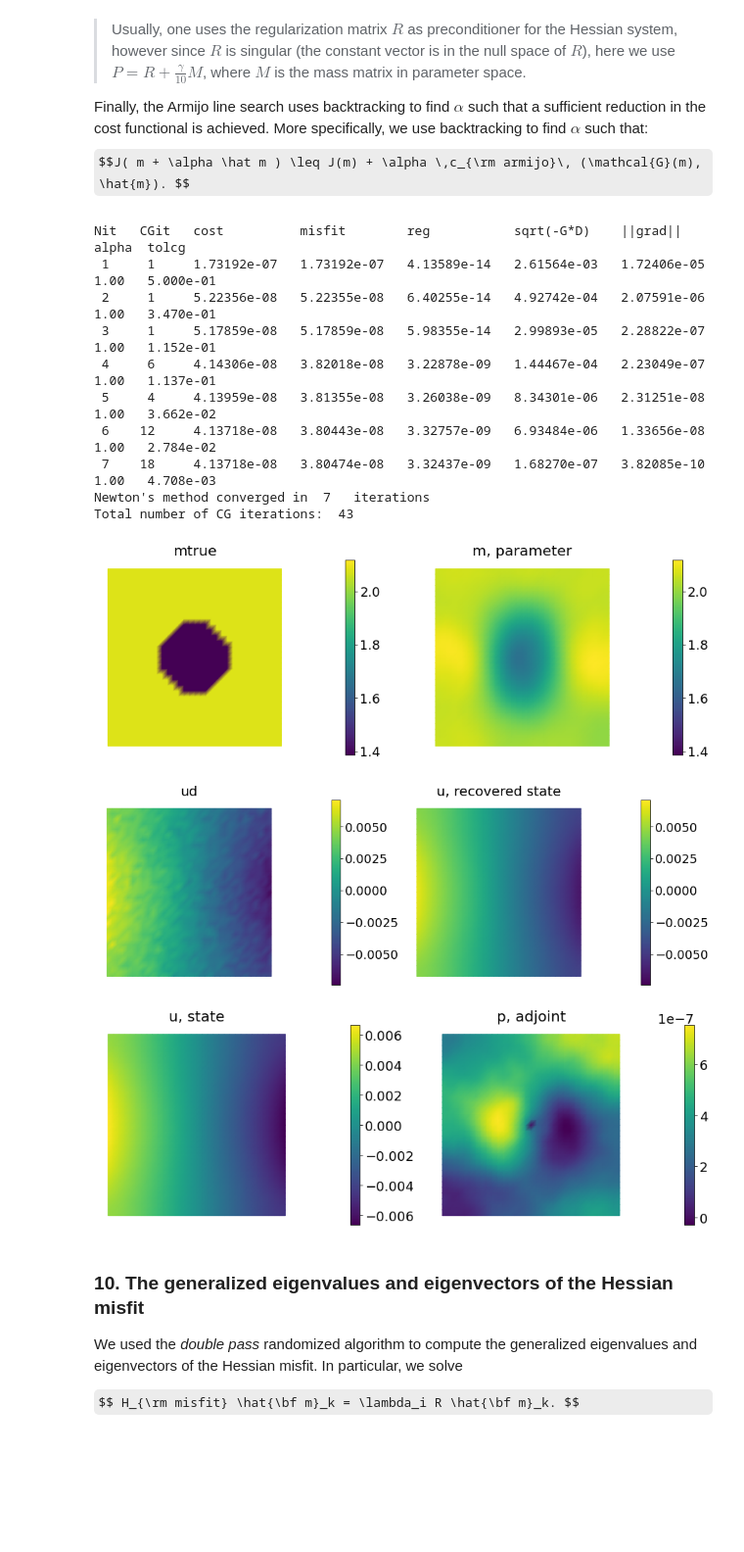
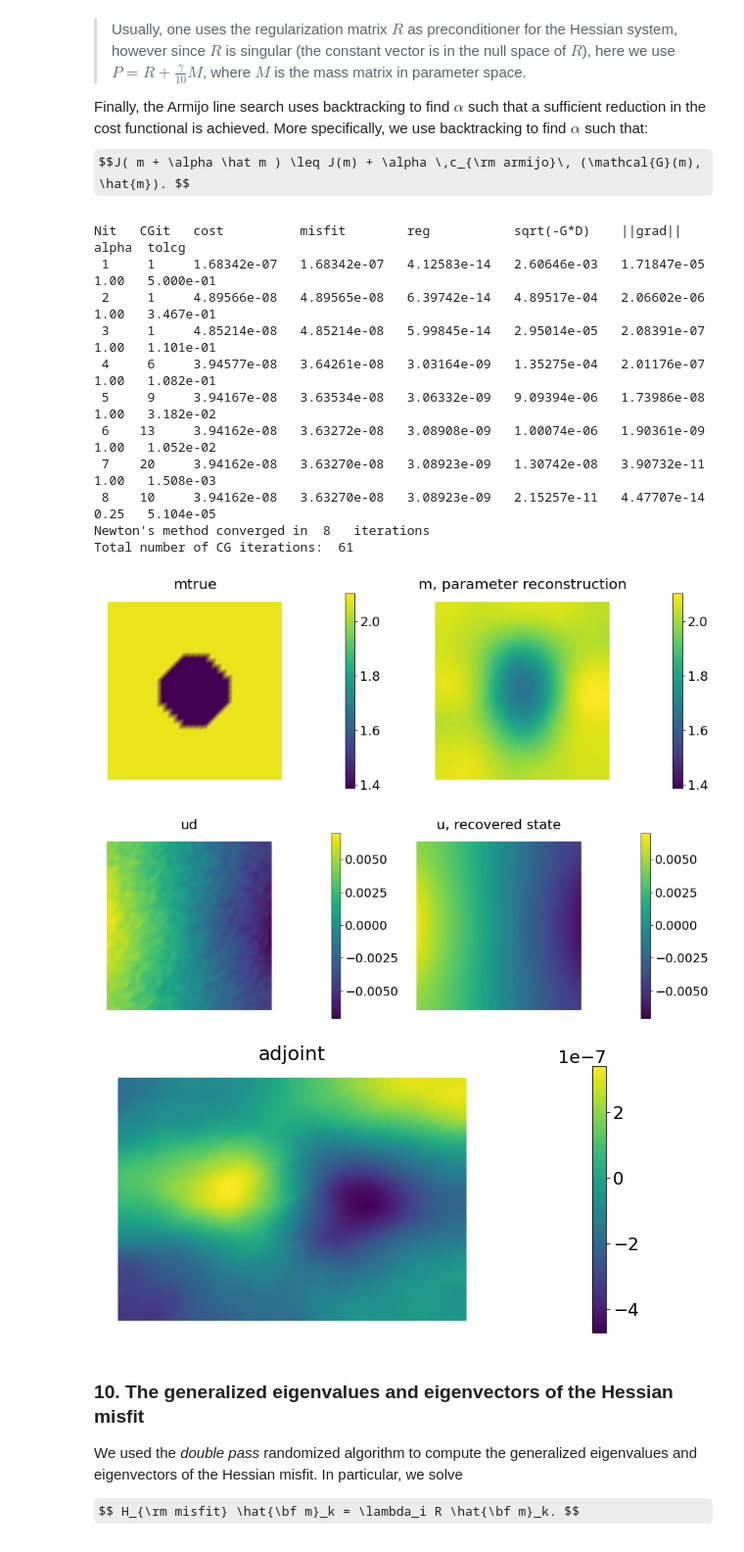
Before and after one commit to npetra/vippde-lab, a Jupyter notebook: 02_PDEConstrainedInverseProblems/ip-poisson-deterministic-incg.ipynb, the cells around one changed output. Shown at 98% size. Cells and saved outputs as stored; diff of their text form; code cells hidden in the pictures; some formulas as TeX source; blank space fills up the shorter version.

```diff
--- a/02_PDEConstrainedInverseProblems/ip-poisson-deterministic-incg.ipynb
+++ b/02_PDEConstrainedInverseProblems/ip-poisson-deterministic-incg.ipynb
@@ -534,13 +534,13 @@ $$J( m + \alpha \hat m ) \leq J(m) + \alpha \,c_{\rm armijo}\, (\mathcal{G}(m),
 from hippylib import CGSolverSteihaug, amg_method
 
 # define parameters for the optimization
-tol = 1e-8
-c   = 1e-4
-maxiter = 12
-plot_on = False
+tol = 1e-6      # tau
+c   = 1e-4      # carmijo
+maxiter = 12    # maximum number of Newton iterations
+plot_on = False # plot all Newton iterates
 
 # initialize iter counters
-iter = 1
+Newton_iter = 1
 total_cg_iter = 0
 converged = False
 
@@ -553,7 +553,7 @@ m_prev = dl.Function(Vm)
 
 print( "Nit   CGit   cost          misfit        reg           sqrt(-G*D)    ||grad||       alpha  tolcg" )
 
-while iter <  maxiter and not converged:
+while Newton_iter <  maxiter and not converged:
 
     # solve the adoint problem
     adjoint_A, adjoint_RHS = dl.assemble_system(a_adj, L_adj, bc_adj)
@@ -568,7 +568,7 @@ while iter <  maxiter and not converged:
     gradnorm = np.sqrt(grad2)
 
     # set the CG tolerance (use Eisenstat–Walker termination criterion)
-    if iter == 1:
+    if Newton_iter == 1:
         gradnorm_ini = gradnorm
     tolcg = min(0.5, np.sqrt(gradnorm/gradnorm_ini))
 
@@ -578,7 +578,7 @@ while iter <  maxiter and not converged:
     Wmm = dl.assemble(Wmm_varf)
 
     # define the Hessian apply operator (with preconditioner)
-    Hess_Apply = HessianOperator(R, Wmm, C, state_A, adjoint_A, W, Wum, bc_adj, use_gaussnewton=(iter<6) )
+    Hess_Apply = HessianOperator(R, Wmm, C, state_A, adjoint_A, W, Wum, bc_adj, use_gaussnewton=(Newton_iter<6) )
     P = R + 0.1*gamma * M
     Psolver = dl.PETScKrylovSolver("cg", amg_method())
     Psolver.set_operator(P)
@@ -623,7 +623,7 @@ while iter <  maxiter and not converged:
 
     sp = ""
     print( "%2d %2s %2d %3s %8.5e %1s %8.5e %1s %8.5e %1s %8.5e %1s %8.5e %1s %5.2f %1s %5.3e" % \
-        (iter, sp, Hess_Apply.cgiter, sp, cost_new, sp, misfit_new, sp, reg_new, sp, \
+        (Newton_iter, sp, Hess_Apply.cgiter, sp, cost_new, sp, misfit_new, sp, reg_new, sp, \
          graddir, sp, gradnorm, sp, alpha, sp, tolcg) )
 
     if plot_on:
@@ -631,36 +631,37 @@ while iter <  maxiter and not converged:
         plt.show()
 
     # check for convergence
-    if gradnorm < tol and iter > 1:
+    if gradnorm < tol*gradnorm_ini and Newton_iter > 1:
         converged = True
-        print( "Newton's method converged in ",iter,"  iterations" )
+        print( "Newton's method converged in ",Newton_iter,"  iterations" )
         print( "Total number of CG iterations: ", total_cg_iter )
 
-    iter += 1
+    Newton_iter += 1
 
 if not converged:
     print( "Newton's method did not converge in ", maxiter, " iterations" )
 # %% [output]
 Nit   CGit   cost          misfit        reg           sqrt(-G*D)    ||grad||       alpha  tolcg
- 1     1     1.73192e-07   1.73192e-07   4.13589e-14   2.61564e-03   1.72406e-05    1.00   5.000e-01
- 2     1     5.22356e-08   5.22355e-08   6.40255e-14   4.92742e-04   2.07591e-06    1.00   3.470e-01
- 3     1     5.17859e-08   5.17859e-08   5.98355e-14   2.99893e-05   2.28822e-07    1.00   1.152e-01
- 4     6     4.14306e-08   3.82018e-08   3.22878e-09   1.44467e-04   2.23049e-07    1.00   1.137e-01
- 5     4     4.13959e-08   3.81355e-08   3.26038e-09   8.34301e-06   2.31251e-08    1.00   3.662e-02
- 6    12     4.13718e-08   3.80443e-08   3.32757e-09   6.93484e-06   1.33656e-08    1.00   2.784e-02
- 7    18     4.13718e-08   3.80474e-08   3.32437e-09   1.68270e-07   3.82085e-10    1.00   4.708e-03
-Newton's method converged in  7   iterations
-Total number of CG iterations:  43
+ 1     1     1.68342e-07   1.68342e-07   4.12583e-14   2.60646e-03   1.71847e-05    1.00   5.000e-01
+ 2     1     4.89566e-08   4.89565e-08   6.39742e-14   4.89517e-04   2.06602e-06    1.00   3.467e-01
+ 3     1     4.85214e-08   4.85214e-08   5.99845e-14   2.95014e-05   2.08391e-07    1.00   1.101e-01
+ 4     6     3.94577e-08   3.64261e-08   3.03164e-09   1.35275e-04   2.01176e-07    1.00   1.082e-01
+ 5     9     3.94167e-08   3.63534e-08   3.06332e-09   9.09394e-06   1.73986e-08    1.00   3.182e-02
+ 6    13     3.94162e-08   3.63272e-08   3.08908e-09   1.00074e-06   1.90361e-09    1.00   1.052e-02
+ 7    20     3.94162e-08   3.63270e-08   3.08923e-09   1.30742e-08   3.90732e-11    1.00   1.508e-03
+ 8    10     3.94162e-08   3.63270e-08   3.08923e-09   2.15257e-11   4.47707e-14    0.25   5.104e-05
+Newton's method converged in  8   iterations
+Total number of CG iterations:  61
 # %%
-nb.multi1_plot([mtrue, m], ["mtrue", "m, parameter"])
+nb.multi1_plot([mtrue, m], ["mtrue", "m, parameter reconstruction"])
 nb.multi1_plot([ud, u], ['ud', "u, recovered state"])
-
-nb.multi1_plot([u,p], ["u, state","p, adjoint"], same_colorbar=False)
 plt.show()
+nb.plot(p, mytitle="adjoint")
+plt.show()
 # %% [output]
-[figure, old version]
+[figure, new version]
-[figure, old version]
+[figure, new version]
-[figure, old version]
+[figure, new version]
 # %% [markdown]
 ### 10. The generalized eigenvalues and eigenvectors of the Hessian misfit
 
```
Also changed, not shown: parts of 3 cells of this notebook, 1 other file.
